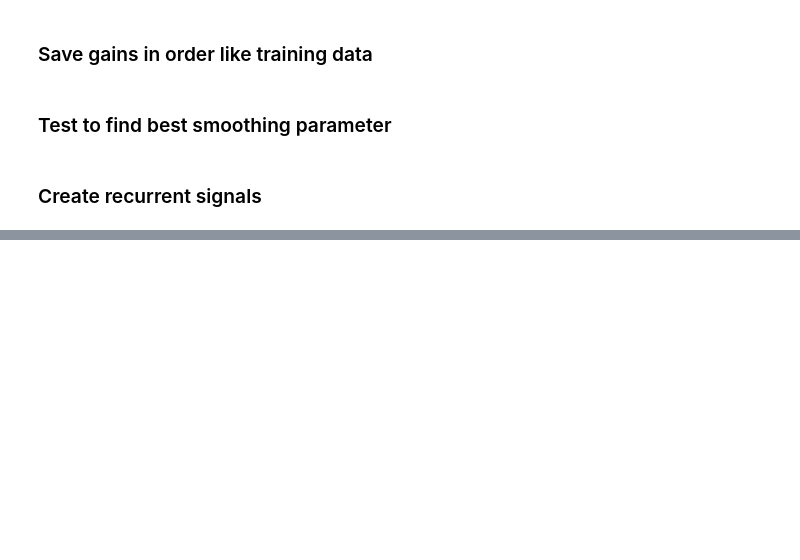
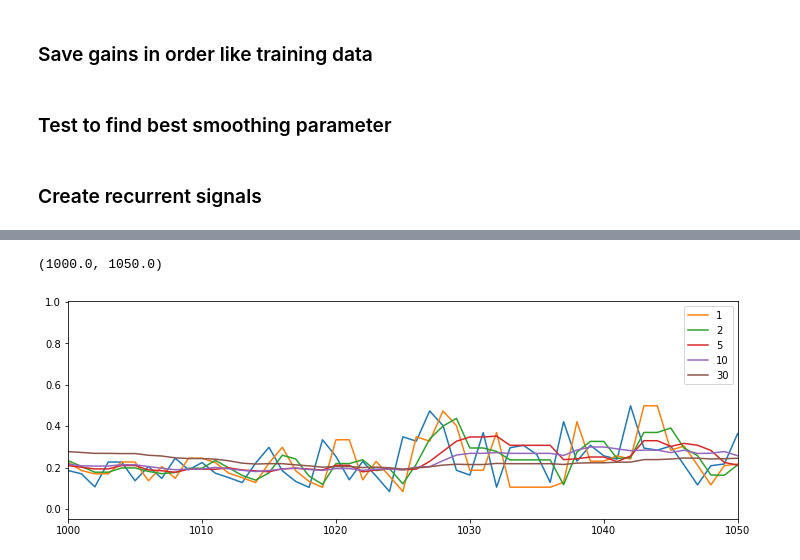
Before and after one commit to AdrianRoggenbach/adrian_sensorium, a Jupyter notebook: notebooks/my_notebooks/add_brain_internal_features.ipynb, the cells around one changed output, grey strips where cells are left out. Cells and saved outputs as stored; diff of their text form; code cells hidden in the pictures; blank space fills up the shorter version.

```diff
--- a/notebooks/my_notebooks/add_brain_internal_features.ipynb
+++ b/notebooks/my_notebooks/add_brain_internal_features.ipynb
@@ -246,0 +254,12 @@ for key in tqdm(keys):
+# %%
+plt.figure(figsize=(12,4))
+true = np.mean( data_stim[key]['target'], axis=1 )
+plt.plot( true )
+
+for i, lag in enumerate(lags):
+    plt.plot(np.mean(history_mat[:,:,i], axis=1), label=str(lag))
+plt.legend(loc='upper right')
+plt.xlim(1000,1050)
+# %% [output]
+(1000.0, 1050.0)
+[figure, added]
```
Also changed, not shown: parts of 13 cells of this notebook, 5 other files.
